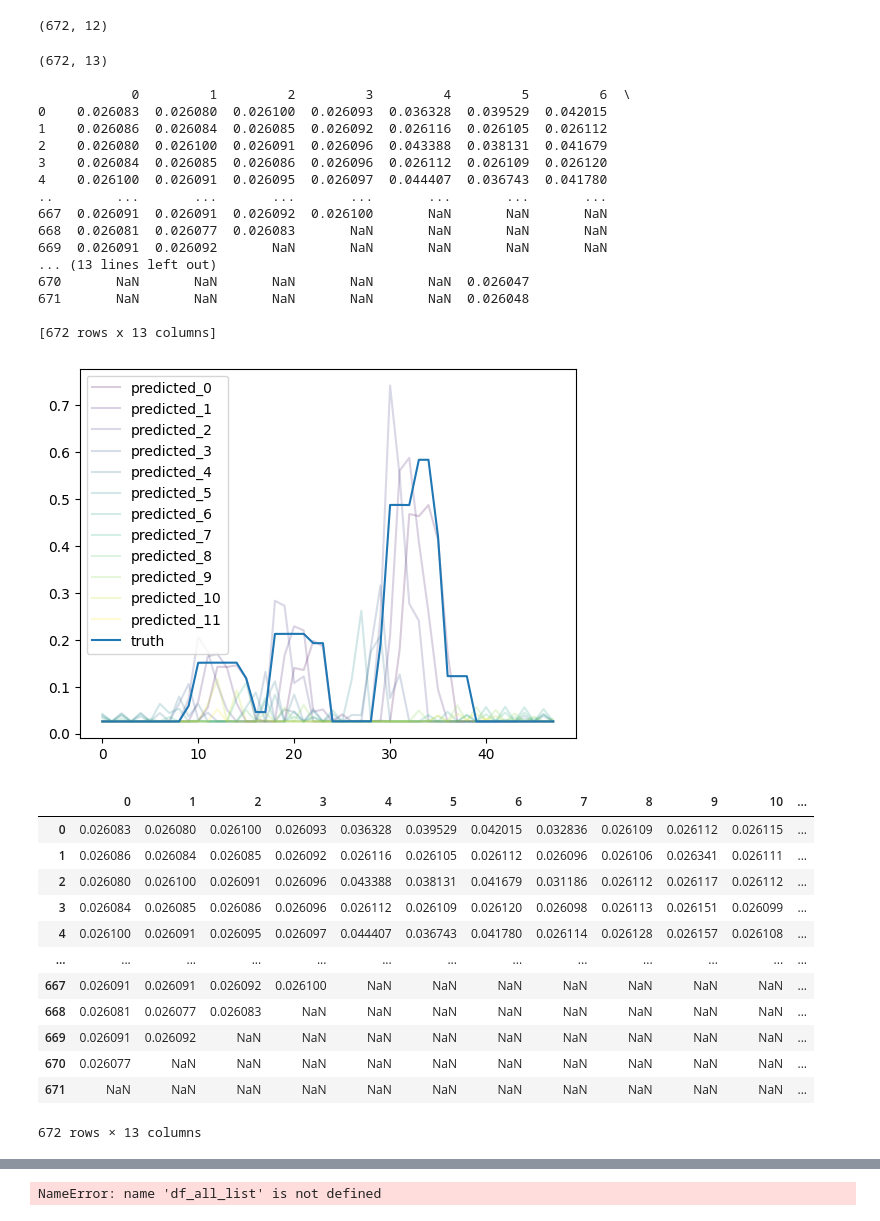
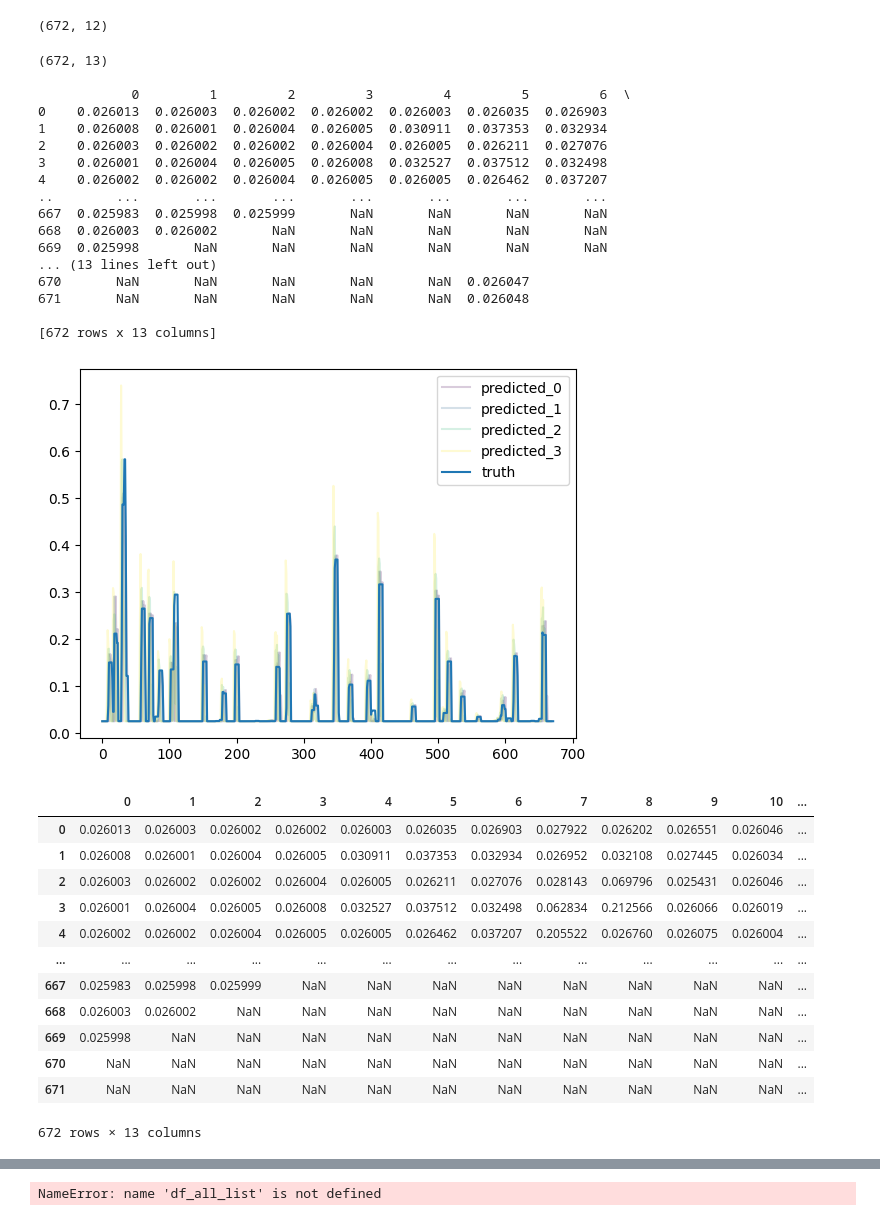
Before and after one commit to grinwi/smartboiler, a Jupyter notebook: src/smartboiler/test.ipynb, the cells around one changed output, grey strips where cells are left out. Saved outputs shown, nothing was run; the diff lists cells and outputs as text; code cells hidden in the pictures.

```diff
--- a/src/smartboiler/test.ipynb
+++ b/src/smartboiler/test.ipynb
@@ -235,7 +234,7 @@ print()
 df_shift = df.copy()
 # shift to the top based on column = 0 no, 1 1, 2 2
 for i in range(0, 12):
-    df_shift[i] = df_shift[i].shift(-i-1)
+    df_shift[i] = df_shift[i].shift(-i-2)
     # remove list from value
 
 
@@ -244,15 +243,15 @@ print(df_shift)
 (672, 13)
 
             0         1         2         3         4         5         6  \
-0    0.026083  0.026080  0.026100  0.026093  0.036328  0.039529  0.042015
-1    0.026086  0.026084  0.026085  0.026092  0.026116  0.026105  0.026112
-2    0.026080  0.026100  0.026091  0.026096  0.043388  0.038131  0.041679
-3    0.026084  0.026085  0.026086  0.026096  0.026112  0.026109  0.026120
-4    0.026100  0.026091  0.026095  0.026097  0.044407  0.036743  0.041780
+0    0.026013  0.026003  0.026002  0.026002  0.026003  0.026035  0.026903
+1    0.026008  0.026001  0.026004  0.026005  0.030911  0.037353  0.032934
+2    0.026003  0.026002  0.026002  0.026004  0.026005  0.026211  0.027076
+3    0.026001  0.026004  0.026005  0.026008  0.032527  0.037512  0.032498
+4    0.026002  0.026002  0.026004  0.026005  0.026005  0.026462  0.037207
 ..        ...       ...       ...       ...       ...       ...       ...
-667  0.026091  0.026091  0.026092  0.026100       NaN       NaN       NaN
-668  0.026081  0.026077  0.026083       NaN       NaN       NaN       NaN
-669  0.026091  0.026092       NaN       NaN       NaN       NaN       NaN
+667  0.025983  0.025998  0.025999       NaN       NaN       NaN       NaN
+668  0.026003  0.026002       NaN       NaN       NaN       NaN       NaN
+669  0.025998       NaN       NaN       NaN       NaN       NaN       NaN
 ... (13 lines left out)
 670       NaN       NaN       NaN       NaN       NaN  0.026047
 671       NaN       NaN       NaN       NaN       NaN  0.026048
@@ -261,33 +260,34 @@ print(df_shift)
 # %%
 from turtle import color
 import matplotlib.pyplot as plt
 import numpy as np
-number_of_steps = 12
+number_of_steps = 4
 #create a list of collors from 0 to 12 based on color
 colors = plt.cm.viridis(np.linspace(0, 1, number_of_steps))
 for i in range(0, number_of_steps):
-    plt.plot(df_shift[i][:48], label=f'predicted_{i}', color=colors[i], alpha=0.2)
+    #make the plot wider
+    plt.plot(df_shift[i][:], label=f'predicted_{i}', color=colors[i], alpha=0.2, )
 # i =0
 # plt.plot(df_shift[i], label=f'{i}_step_ahead')
-plt.plot(df_shift['truth'][:48], label='truth')
+plt.plot(df_shift['truth'][:], label='truth')
 plt.legend()
 plt.show()
 # %% [output]
-[figure, old version]
+[figure, new version]
 # %%
 df_shift
 # %% [output]
 |  | 0 | 1 | 2 | 3 | 4 | 5 | 6 | 7 | 8 | 9 | 10 | ... |
-| 0 | 0.026083 | 0.026080 | 0.026100 | 0.026093 | 0.036328 | 0.039529 | 0.042015 | 0.032836 | 0.026109 | 0.026112 | 0.026115 | ... |
-| 1 | 0.026086 | 0.026084 | 0.026085 | 0.026092 | 0.026116 | 0.026105 | 0.026112 | 0.026096 | 0.026106 | 0.026341 | 0.026111 | ... |
-| 2 | 0.026080 | 0.026100 | 0.026091 | 0.026096 | 0.043388 | 0.038131 | 0.041679 | 0.031186 | 0.026112 | 0.026117 | 0.026112 | ... |
-| 3 | 0.026084 | 0.026085 | 0.026086 | 0.026096 | 0.026112 | 0.026109 | 0.026120 | 0.026098 | 0.026113 | 0.026151 | 0.026099 | ... |
-| 4 | 0.026100 | 0.026091 | 0.026095 | 0.026097 | 0.044407 | 0.036743 | 0.041780 | 0.026114 | 0.026128 | 0.026157 | 0.026108 | ... |
+| 0 | 0.026013 | 0.026003 | 0.026002 | 0.026002 | 0.026003 | 0.026035 | 0.026903 | 0.027922 | 0.026202 | 0.026551 | 0.026046 | ... |
+| 1 | 0.026008 | 0.026001 | 0.026004 | 0.026005 | 0.030911 | 0.037353 | 0.032934 | 0.026952 | 0.032108 | 0.027445 | 0.026034 | ... |
+| 2 | 0.026003 | 0.026002 | 0.026002 | 0.026004 | 0.026005 | 0.026211 | 0.027076 | 0.028143 | 0.069796 | 0.025431 | 0.026046 | ... |
+| 3 | 0.026001 | 0.026004 | 0.026005 | 0.026008 | 0.032527 | 0.037512 | 0.032498 | 0.062834 | 0.212566 | 0.026066 | 0.026019 | ... |
+| 4 | 0.026002 | 0.026002 | 0.026004 | 0.026005 | 0.026005 | 0.026462 | 0.037207 | 0.205522 | 0.026760 | 0.026075 | 0.026004 | ... |
 | ... | ... | ... | ... | ... | ... | ... | ... | ... | ... | ... | ... | ... |
-| 667 | 0.026091 | 0.026091 | 0.026092 | 0.026100 | NaN | NaN | NaN | NaN | NaN | NaN | NaN | ... |
-| 668 | 0.026081 | 0.026077 | 0.026083 | NaN | NaN | NaN | NaN | NaN | NaN | NaN | NaN | ... |
-| 669 | 0.026091 | 0.026092 | NaN | NaN | NaN | NaN | NaN | NaN | NaN | NaN | NaN | ... |
-| 670 | 0.026077 | NaN | NaN | NaN | NaN | NaN | NaN | NaN | NaN | NaN | NaN | ... |
+| 667 | 0.025983 | 0.025998 | 0.025999 | NaN | NaN | NaN | NaN | NaN | NaN | NaN | NaN | ... |
+| 668 | 0.026003 | 0.026002 | NaN | NaN | NaN | NaN | NaN | NaN | NaN | NaN | NaN | ... |
+| 669 | 0.025998 | NaN | NaN | NaN | NaN | NaN | NaN | NaN | NaN | NaN | NaN | ... |
+| 670 | NaN | NaN | NaN | NaN | NaN | NaN | NaN | NaN | NaN | NaN | NaN | ... |
 | 671 | NaN | NaN | NaN | NaN | NaN | NaN | NaN | NaN | NaN | NaN | NaN | ... |
 672 rows × 13 columns
 # %%
```
Also changed, not shown: parts of 12 cells of this notebook.
